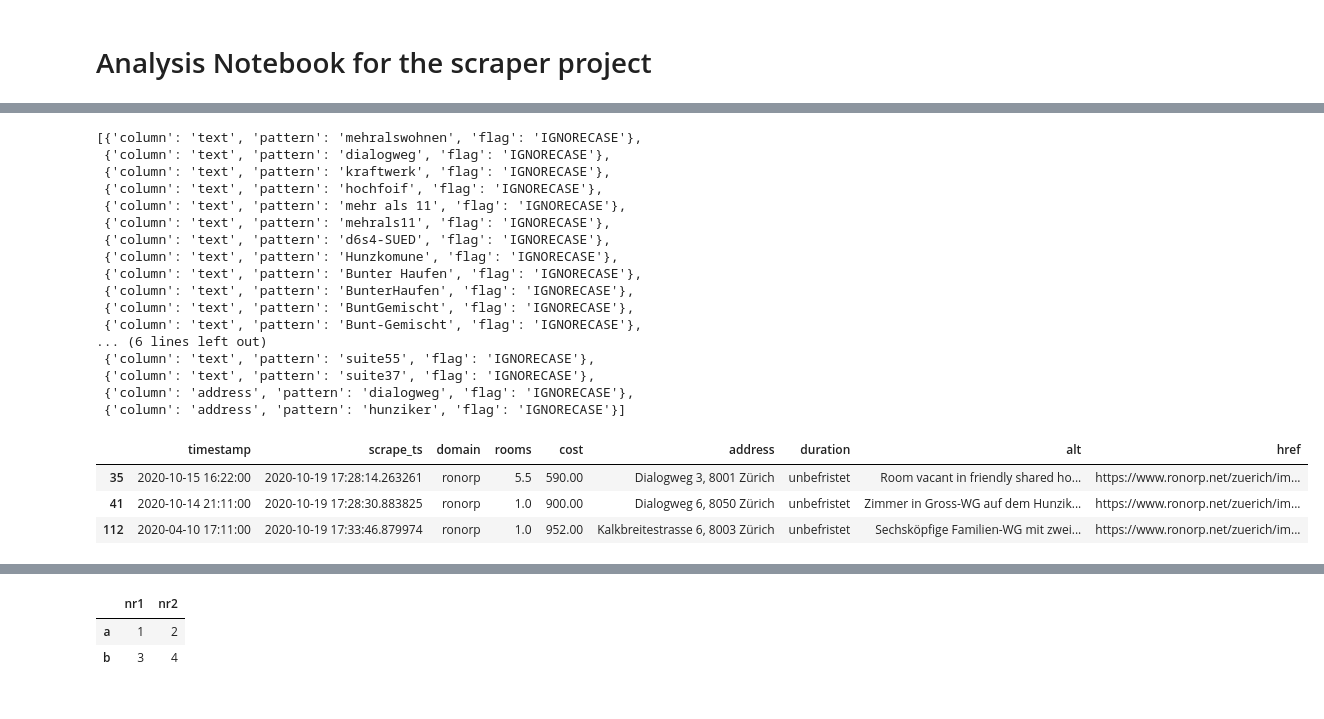
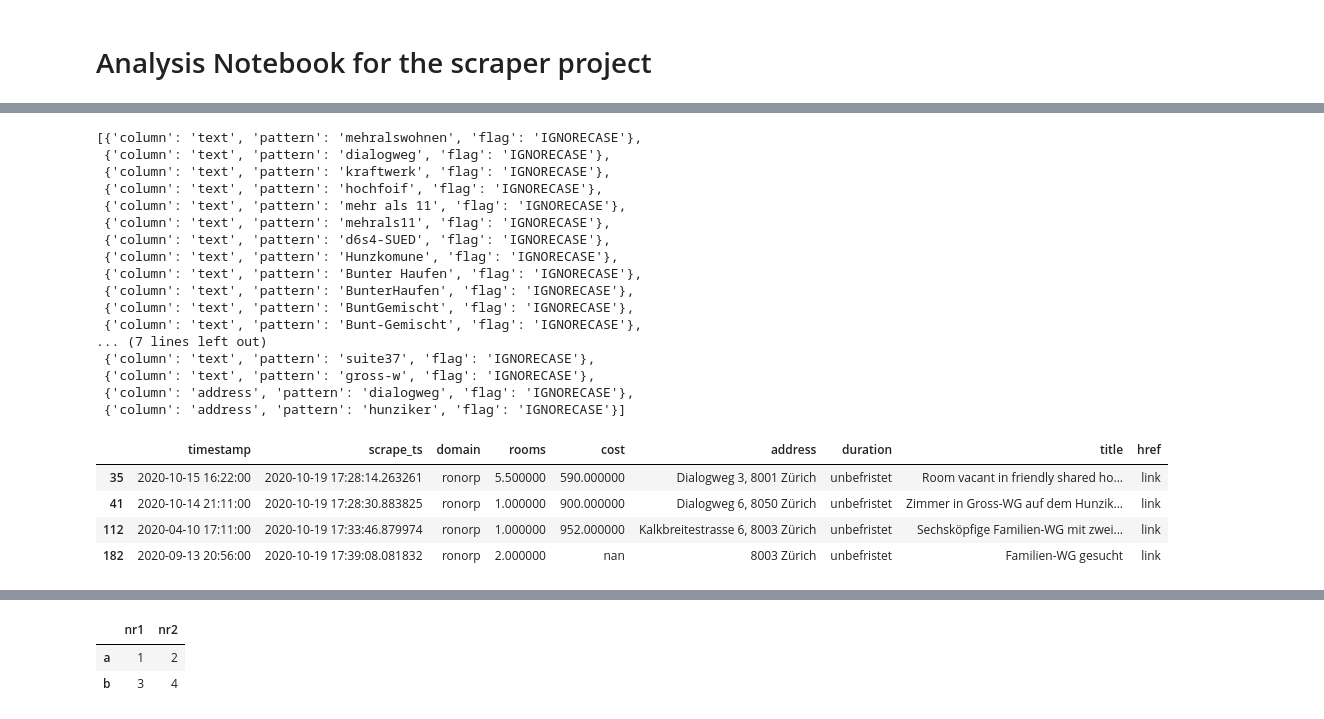
Before and after one commit to Dr-Nuke/wgscraper, a Jupyter notebook: notebooks/Analysis.ipynb, the cells around one changed output, grey strips where cells are left out. Drawn from its saved outputs; the diff is of its cells as text; code cells hidden in the pictures.

```diff
--- a/notebooks/Analysis.ipynb
+++ b/notebooks/Analysis.ipynb
@@ -26,7 +26,10 @@ pd.set_option('display.max_rows', 500)
 </style>
 # %%
 root = Path(os.getcwd()).parent
-fname = root / 'data'  /  'processed_data.csv'
+fname = root / 'data'  /  'room_database.csv'
+# fname = root / 'data'  /  'processed_data.csv'
+# fname = root / 'data'  /  'post_processed_data.csv'
 df=pd.read_csv(fname)
-df.sort_values(by='scrape_ts',ascending=False)
+print(df.columns)
+df.head(5)#.sort_values(by='timestamp',ascending=False)
 # %% [output]
@@ -148,6 +67,7 @@ textpatterns=[
     r'kraftwerk1',
     r'suite55',
     r'suite37',
+    r'gross-w',
 
 ]
 
@@ -182,30 +102,30 @@ searchdict
  {'column': 'text', 'pattern': 'BunterHaufen', 'flag': 'IGNORECASE'},
  {'column': 'text', 'pattern': 'BuntGemischt', 'flag': 'IGNORECASE'},
  {'column': 'text', 'pattern': 'Bunt-Gemischt', 'flag': 'IGNORECASE'},
-... (6 lines left out)
- {'column': 'text', 'pattern': 'suite55', 'flag': 'IGNORECASE'},
+... (7 lines left out)
  {'column': 'text', 'pattern': 'suite37', 'flag': 'IGNORECASE'},
+ {'column': 'text', 'pattern': 'gross-w', 'flag': 'IGNORECASE'},
  {'column': 'address', 'pattern': 'dialogweg', 'flag': 'IGNORECASE'},
  {'column': 'address', 'pattern': 'hunziker', 'flag': 'IGNORECASE'}]
 # %%
-def make_clickable(val):
-    # target _blank to open new window
-    return '<a target="_blank" href="{}">{}</a>'.format(val, val)
+def make_clickable_both(val):
+    return f'<a href="{val}">link</a>'
 
 results=[]
 for search in searchdict:
     col=search['column']
     pat=search['pattern']
     if search['flag'] == 'IGNORECASE':
         results.append(df[df[col].str.contains(pat,flags=re.IGNORECASE, regex=True)] )
     else:
         results.append(df[df[col].str.contains(pat, regex=True)] )
 
-results2=pd.concat(results).drop_duplicates(subset=['alt'])
-showcols=['timestamp','scrape_ts','domain', 'rooms', 'cost', 'address','duration','alt','href']
-results2[showcols]
+results2=pd.concat(results).drop_duplicates(subset=['title'])
+showcols=['timestamp','scrape_ts','domain', 'rooms', 'cost', 'address','duration','title','href']
+results2[showcols].style.format({'href': make_clickable_both})
 # %% [output]
-|  | timestamp | scrape_ts | domain | rooms | cost | address | duration | alt | href |
-| 35 | 2020-10-15 16:22:00 | 2020-10-19 17:28:14.263261 | ronorp | 5.5 | 590.00 | Dialogweg 3, 8001 Zürich | unbefristet | Room vacant in friendly shared ho... | https://www.ronorp.net/zuerich/im... |
-| 41 | 2020-10-14 21:11:00 | 2020-10-19 17:28:30.883825 | ronorp | 1.0 | 900.00 | Dialogweg 6, 8050 Zürich | unbefristet | Zimmer in Gross-WG auf dem Hunzik... | https://www.ronorp.net/zuerich/im... |
-| 112 | 2020-04-10 17:11:00 | 2020-10-19 17:33:46.879974 | ronorp | 1.0 | 952.00 | Kalkbreitestrasse 6, 8003 Zürich | unbefristet | Sechsköpfige Familien-WG mit zwei... | https://www.ronorp.net/zuerich/im... |
+|  | timestamp | scrape_ts | domain | rooms | cost | address | duration | title | href |
+| 35 | 2020-10-15 16:22:00 | 2020-10-19 17:28:14.263261 | ronorp | 5.500000 | 590.000000 | Dialogweg 3, 8001 Zürich | unbefristet | Room vacant in friendly shared ho... | link |
+| 41 | 2020-10-14 21:11:00 | 2020-10-19 17:28:30.883825 | ronorp | 1.000000 | 900.000000 | Dialogweg 6, 8050 Zürich | unbefristet | Zimmer in Gross-WG auf dem Hunzik... | link |
+| 112 | 2020-04-10 17:11:00 | 2020-10-19 17:33:46.879974 | ronorp | 1.000000 | 952.000000 | Kalkbreitestrasse 6, 8003 Zürich | unbefristet | Sechsköpfige Familien-WG mit zwei... | link |
+| 182 | 2020-09-13 20:56:00 | 2020-10-19 17:39:08.081832 | ronorp | 2.000000 | nan | 8003 Zürich | unbefristet | Familien-WG gesucht | link |
```
Also changed, not shown: parts of 10 cells of this notebook, 5 other files.
